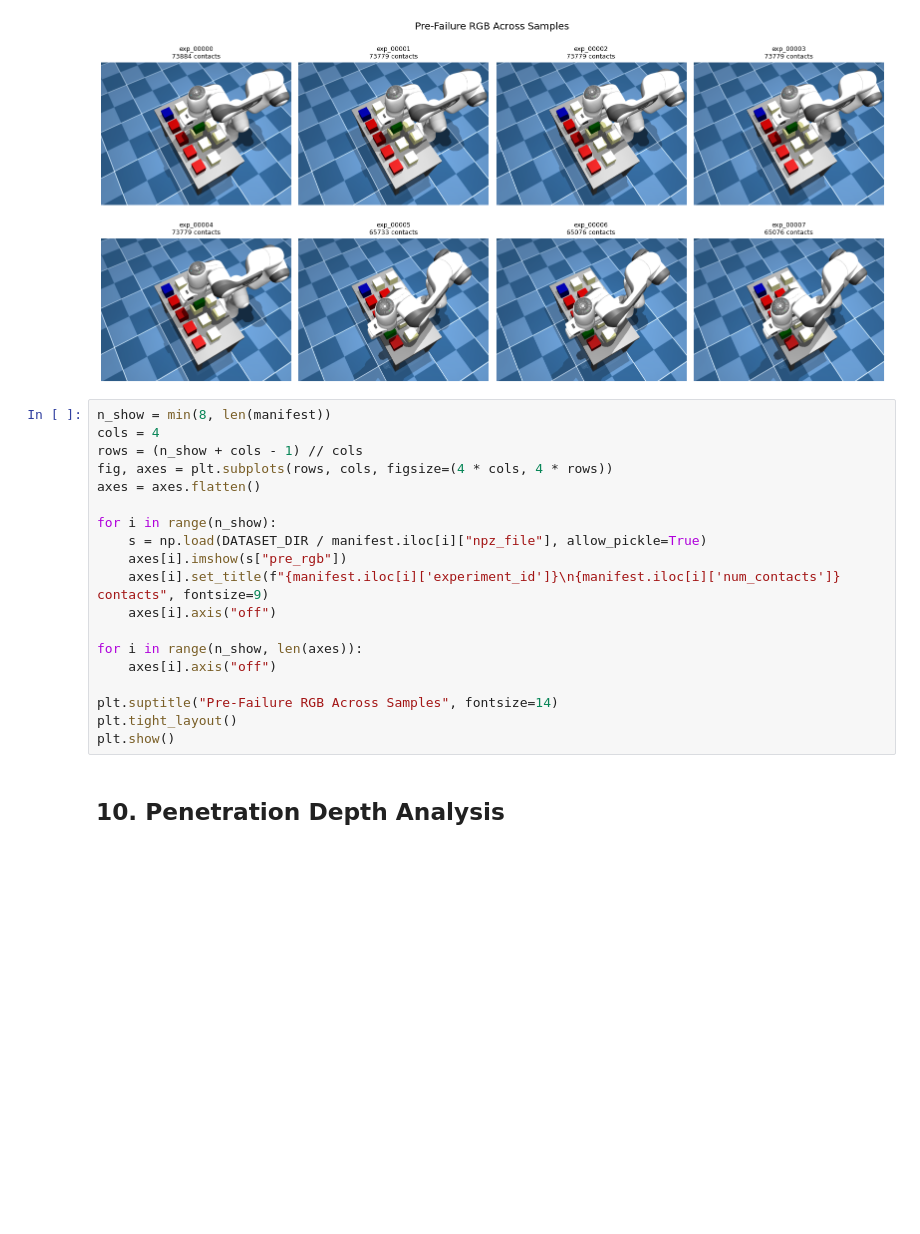
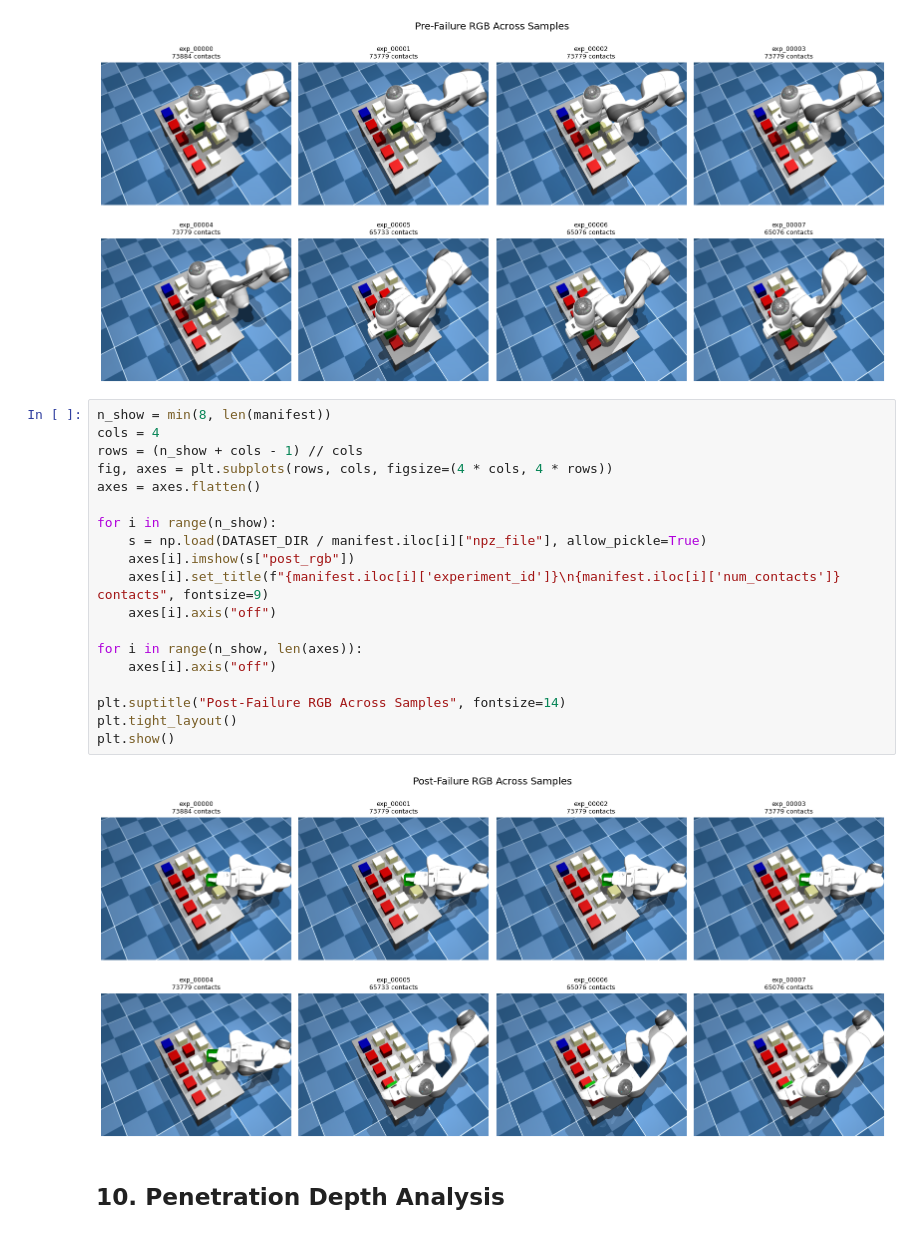
Before and after one commit to ducmngx/FailBench, a Jupyter notebook: visualize_dataset.ipynb, the cells around one changed output. Saved outputs shown, nothing was run; the diff lists cells and outputs as text; blank space fills up the shorter version.

Commit message:
Update data capture to include post-failure contact extraction, and update dataset visualization to show post-failure RGB images.

```diff
--- a/visualize_dataset.ipynb
+++ b/visualize_dataset.ipynb
@@ -363,22 +363,24 @@ plt.show()
 # %%
 n_show = min(8, len(manifest))
 cols = 4
 rows = (n_show + cols - 1) // cols
 fig, axes = plt.subplots(rows, cols, figsize=(4 * cols, 4 * rows))
 axes = axes.flatten()
 
 for i in range(n_show):
     s = np.load(DATASET_DIR / manifest.iloc[i]["npz_file"], allow_pickle=True)
-    axes[i].imshow(s["pre_rgb"])
+    axes[i].imshow(s["post_rgb"])
     axes[i].set_title(f"{manifest.iloc[i]['experiment_id']}\n{manifest.iloc[i]['num_contacts']} contacts", fontsize=9)
     axes[i].axis("off")
 
 for i in range(n_show, len(axes)):
     axes[i].axis("off")
 
-plt.suptitle("Pre-Failure RGB Across Samples", fontsize=14)
+plt.suptitle("Post-Failure RGB Across Samples", fontsize=14)
 plt.tight_layout()
 plt.show()
+# %% [output]
+[figure, added]
 # %% [markdown]
 ## 10. Penetration Depth Analysis
 # %%
```
Also changed, not shown: parts of 4 cells of this notebook, 1 other file.
